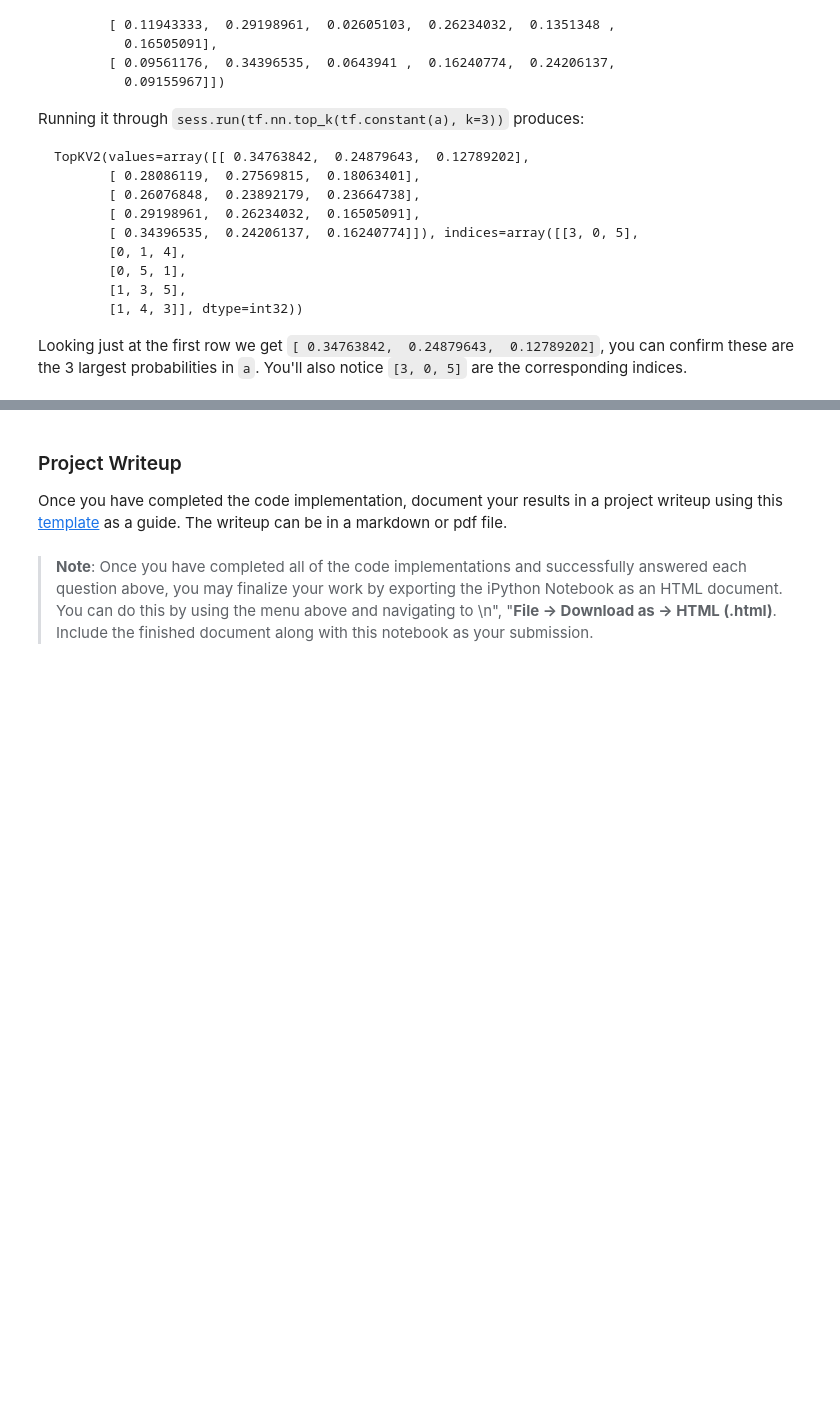
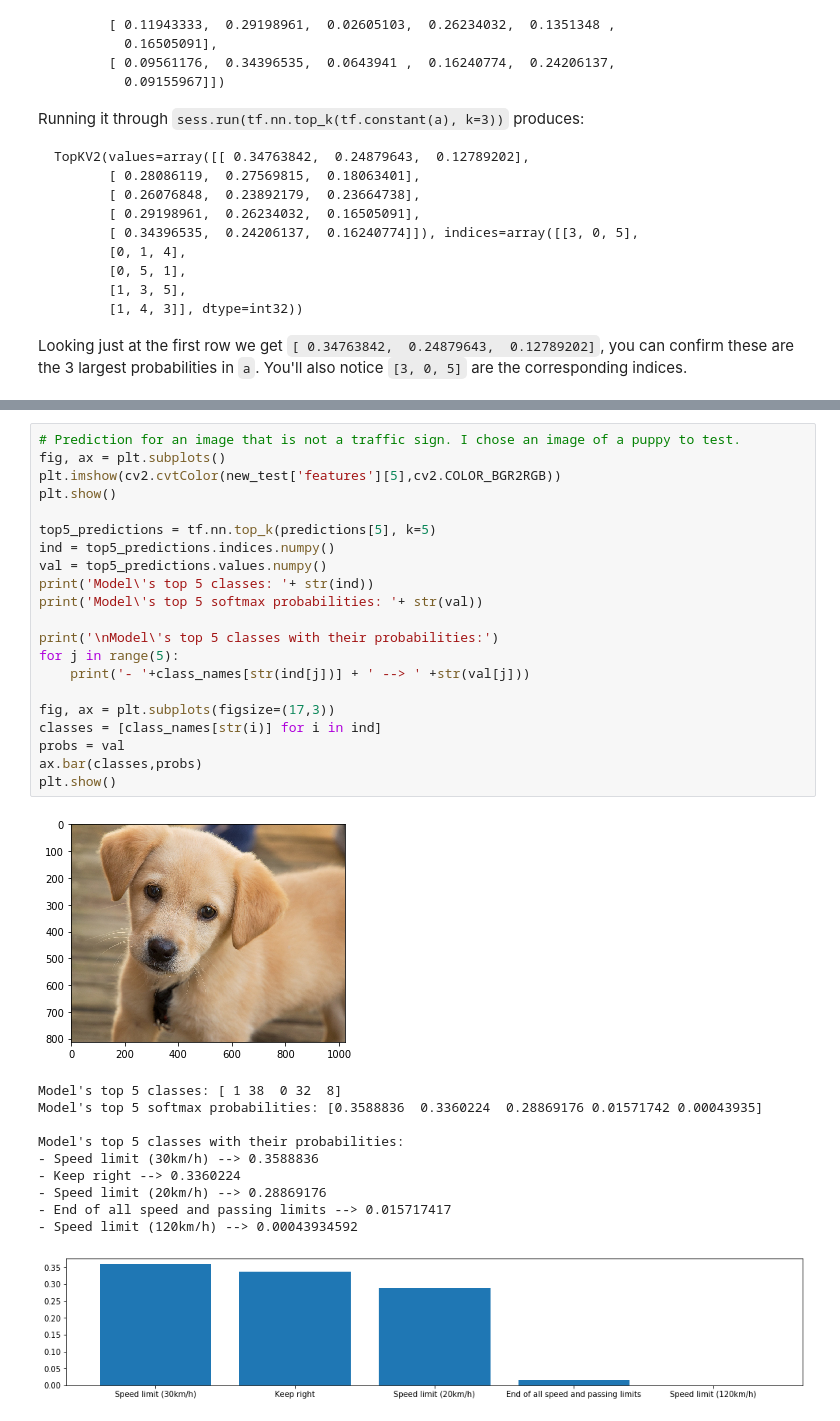
Before and after one commit to kamiarkordari/CarND-Traffic-Sign-Classifier, a Jupyter notebook: Traffic_Sign_Classifier.ipynb, the cells around one changed output, grey strips where cells are left out. Drawn from its saved outputs; the diff is of its cells as text; blank space fills up the shorter version.

```diff
--- a/Traffic_Sign_Classifier.ipynb
+++ b/Traffic_Sign_Classifier.ipynb
@@ -491,10 +536,36 @@ Model's top 5 classes with their probabilities:
-# %% [markdown]
-### Project Writeup
-
-Once you have completed the code implementation, document your results in a project writeup using this [template](https://github.com/udacity/CarND-Traffic-Sign-Classifier-Project/blob/master/writeup_template.md) as a guide. The writeup can be in a markdown or pdf file.
-# %% [markdown]
-> **Note**: Once you have completed all of the code implementations and successfully answered each question above, you may finalize your work by exporting the iPython Notebook as an HTML document. You can do this by using the menu above and navigating to  \n",
-    "**File -> Download as -> HTML (.html)**. Include the finished document along with this notebook as your submission.
+# %%
+# Prediction for an image that is not a traffic sign. I chose an image of a puppy to test.
+fig, ax = plt.subplots()
+plt.imshow(cv2.cvtColor(new_test['features'][5],cv2.COLOR_BGR2RGB))
+plt.show()
+
+top5_predictions = tf.nn.top_k(predictions[5], k=5)
+ind = top5_predictions.indices.numpy()
+val = top5_predictions.values.numpy()
+print('Model\'s top 5 classes: '+ str(ind))
+print('Model\'s top 5 softmax probabilities: '+ str(val))
+
+print('\nModel\'s top 5 classes with their probabilities:')
+for j in range(5):
+    print('- '+class_names[str(ind[j])] + ' --> ' +str(val[j]))
+
+fig, ax = plt.subplots(figsize=(17,3))
+classes = [class_names[str(i)] for i in ind]
+probs = val
+ax.bar(classes,probs)
+plt.show()
+# %% [output]
+[figure, added]
+Model's top 5 classes: [ 1 38  0 32  8]
+Model's top 5 softmax probabilities: [0.3588836  0.3360224  0.28869176 0.01571742 0.00043935]
+
+Model's top 5 classes with their probabilities:
+- Speed limit (30km/h) --> 0.3588836
+- Keep right --> 0.3360224
+- Speed limit (20km/h) --> 0.28869176
+- End of all speed and passing limits --> 0.015717417
+- Speed limit (120km/h) --> 0.00043934592
+[figure, added]
 # %% [markdown]
 ---
 
```
Also changed, not shown: parts of 14 cells of this notebook, 8 other files.
